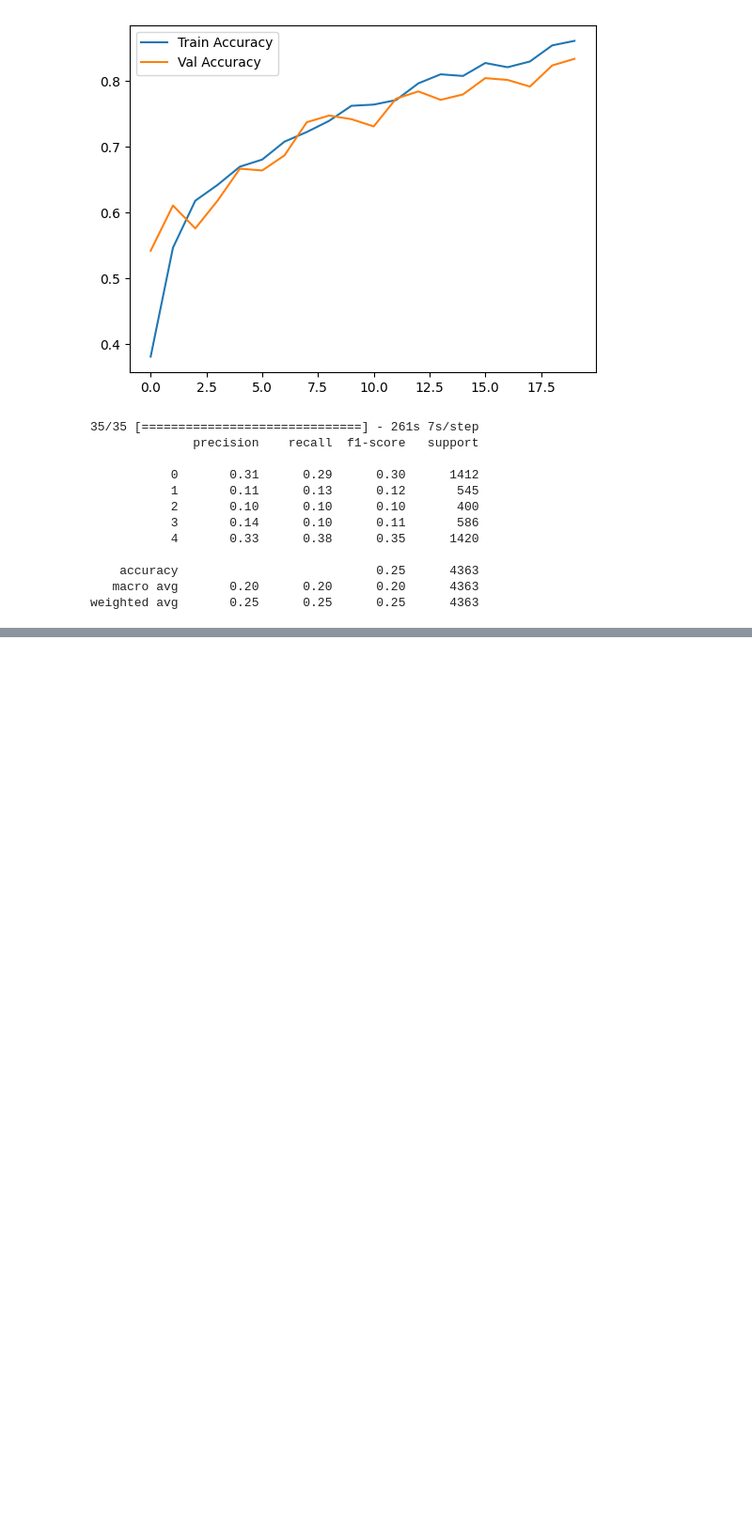
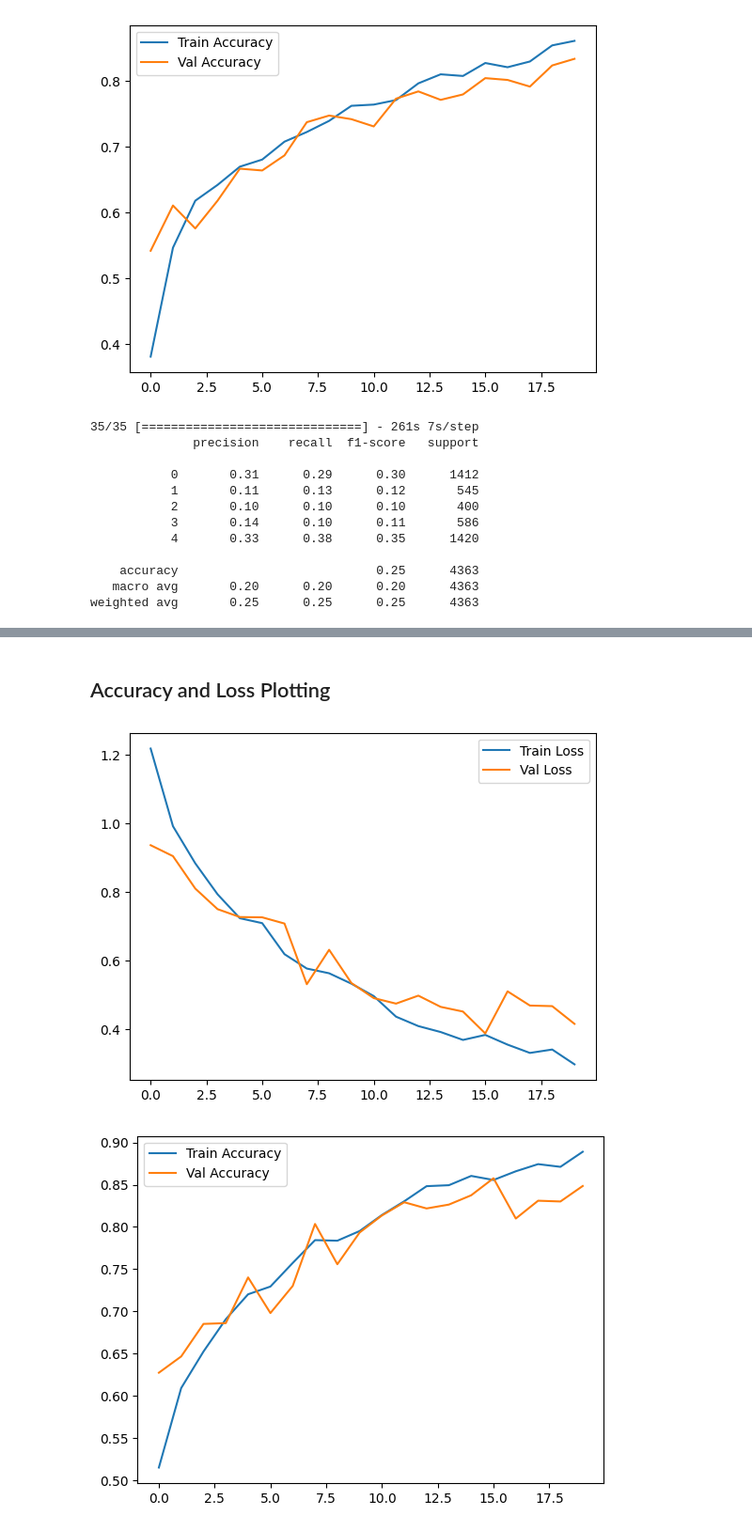
Before and after one commit to Dzakiyy-ah/Paddy-Gorontalo-Image-Classification, a Jupyter notebook: Real_Match.ipynb, the cells around one changed output, grey strips where cells are left out. Shown at 94% size. Drawn from its saved outputs; the diff is of its cells as text; code cells hidden in the pictures; blank space fills up the shorter version.

```diff
--- a/Real_Match.ipynb
+++ b/Real_Match.ipynb
@@ -1372,0 +1444,3 @@ weighted avg       0.25      0.25      0.25      4363
+# %%
+#Callback
+early_stop = EarlyStopping(monitor='val_loss', mode='min', verbose=1, patience=5)
@@ -1372,0 +1506,4 @@ weighted avg       0.25      0.25      0.25      4363
+# %%
+model.compile(optimizer=tf.optimizers.Adam(learning_rate=0.001),
+              loss='categorical_crossentropy',
+              metrics = ['accuracy'])
@@ -1372,0 +1512,6 @@ weighted avg       0.25      0.25      0.25      4363
+# %%
+history = model.fit(train_generator,
+                    validation_data=val_generator,
+                    epochs=20,
+                    callbacks=[early_stop],
+                    verbose=1)
@@ -1372,0 +1536,17 @@ weighted avg       0.25      0.25      0.25      4363
+# %% [markdown]
+## Accuracy and Loss Plotting
+# %%
+plt.plot(history.history['loss'], label='Train Loss')
+plt.plot(history.history['val_loss'], label='Val Loss')
+plt.legend()
+plt.show()
+# plt.savefig(LossVal_loss_S403)
+
+plt.plot(history.history['accuracy'], label='Train Accuracy')
+plt.plot(history.history['val_accuracy'], label='Val Accuracy')
+plt.legend()
+plt.show()
+# plt.savefig(AccVal_acc_S403)
+# %% [output]
+[figure, added]
+[figure, added]
```
Also changed, not shown: parts of 24 cells of this notebook.
